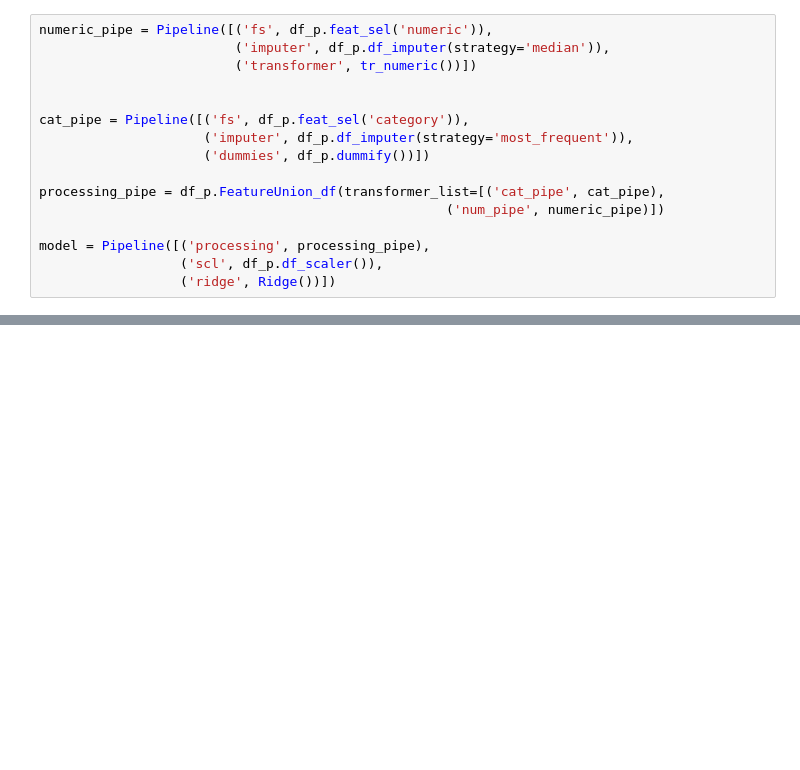
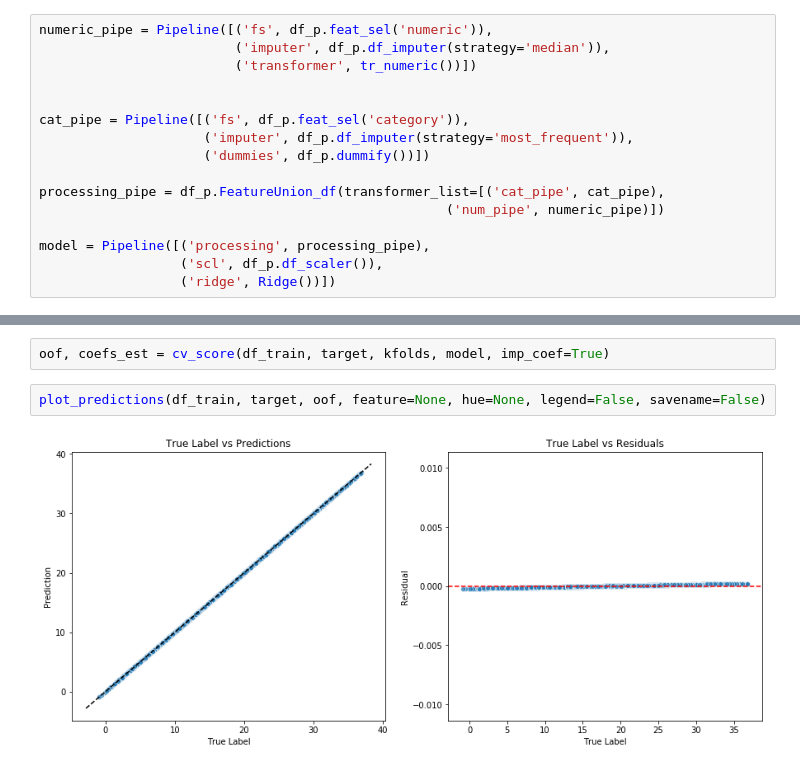
Before and after one commit to lucabasa/ML-algorithms-and-experiments, a Jupyter notebook: 02_experiment_design.ipynb, the cells around one changed output, grey strips where cells are left out. Cells and saved outputs as stored; diff of their text form; blank space fills up the shorter version.

```diff
--- a/02_experiment_design.ipynb
+++ b/02_experiment_design.ipynb
@@ -286,0 +293,6 @@ Naturally, in testing if we include or not certain features, these plot will be
+# %%
+oof, coefs_est = cv_score(df_train, target, kfolds, model, imp_coef=True)
+# %%
+plot_predictions(df_train, target, oof, feature=None, hue=None, legend=False, savename=False)
+# %% [output]
+[figure, added]
```
Also changed, not shown: parts of 12 cells of this notebook, 3 other files.
